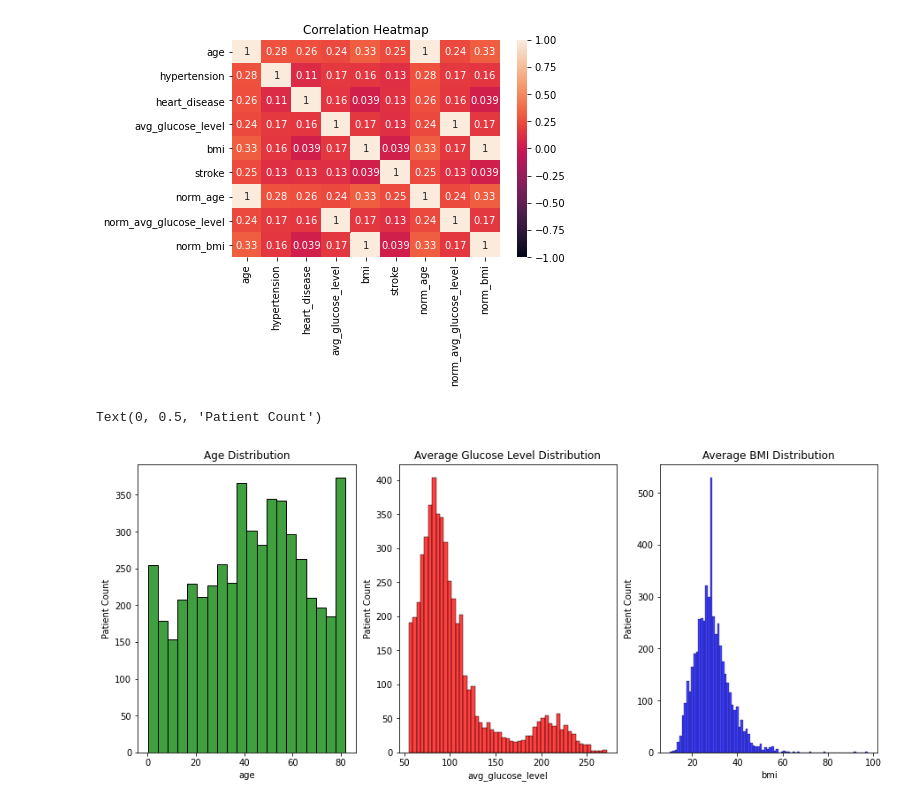
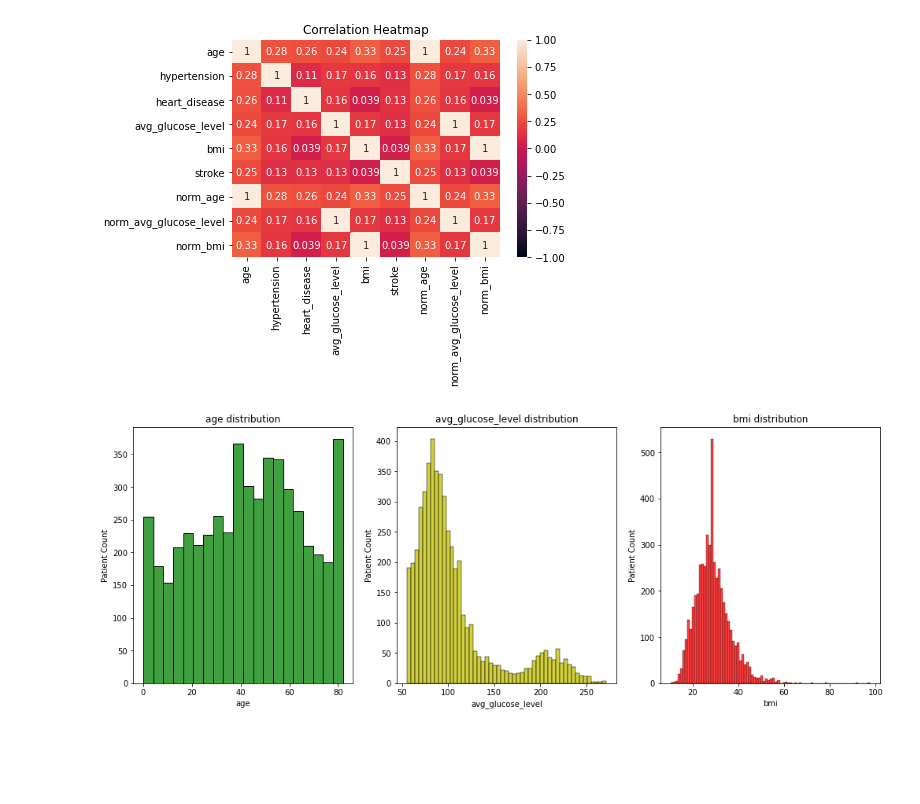
Before and after one commit to SophiaBouchama/stroke-prediction-portfolio, a Jupyter notebook: Stroke-Project.ipynb, the cells around one changed output. Drawn from its saved outputs; the diff is of its cells as text; code cells hidden in the pictures; blank space fills up the shorter version.

Commit message:
updated visualisations

```diff
--- a/Stroke-Project.ipynb
+++ b/Stroke-Project.ipynb
@@ -391,22 +398,18 @@ heatmap.set_title('Correlation Heatmap');
 # %% [output]
 [figure]
 # %%
+continuous_numerical = ['age','avg_glucose_level','bmi']
 # Plot the distribution of clinical patient continuous numerical data: age, average glucose level and BMI.
 
 # Set up the matplotlib figure
-f, axes = plt.subplots(ncols=3, figsize=(15, 6))
+f, axes = plt.subplots(ncols=3, figsize=(17, 6))
 
 # Graph Age Distribution
-sns.histplot(df.age, kde=False, color="g", ax=axes[0]).set_title('Age Distribution')
-axes[0].set_ylabel('Patient Count')
-
-# Graph Average Glucose Level Distribution
-sns.histplot(df.avg_glucose_level, kde=False, color="r", ax=axes[1]).set_title('Average Glucose Level Distribution')
-axes[1].set_ylabel('Patient Count')
-
-# Graph Average BMI Distribution
-sns.histplot(df.bmi, kde=False, color="b", ax=axes[2]).set_title('Average BMI Distribution')
-axes[2].set_ylabel('Patient Count')
+count = 0
+color = ['g','y','r']
+for feature in continuous_numerical:
+    sns.histplot(df[feature], kde=False, color=color[count], ax=axes[count]).set_title(feature + ' distribution')
+    axes[count].set_ylabel('Patient Count')
+    count = count + 1
 # %% [output]
-Text(0, 0.5, 'Patient Count')
-[figure, old version]
+[figure, new version]
```
Also changed, not shown: parts of 9 cells of this notebook.
